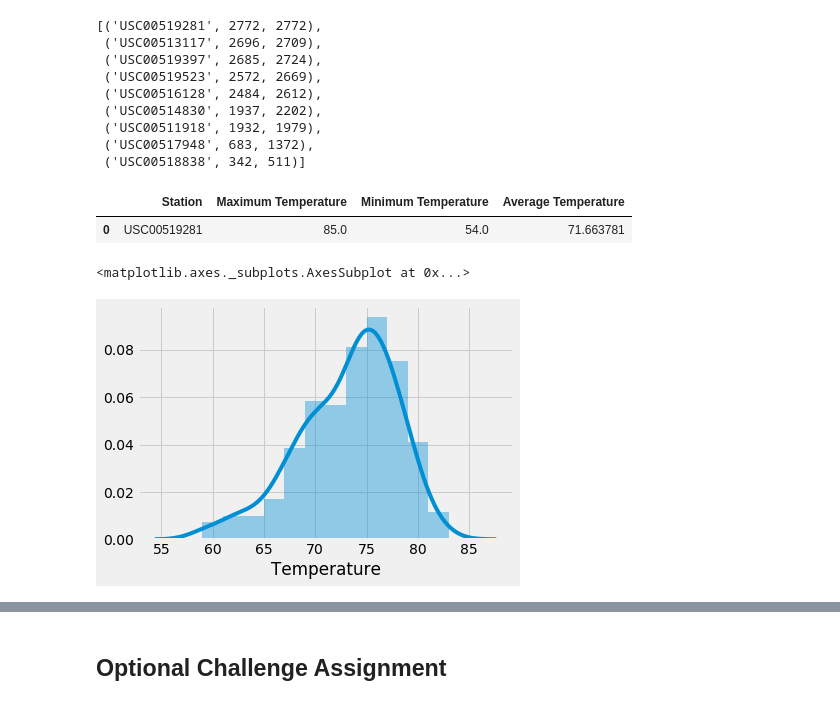
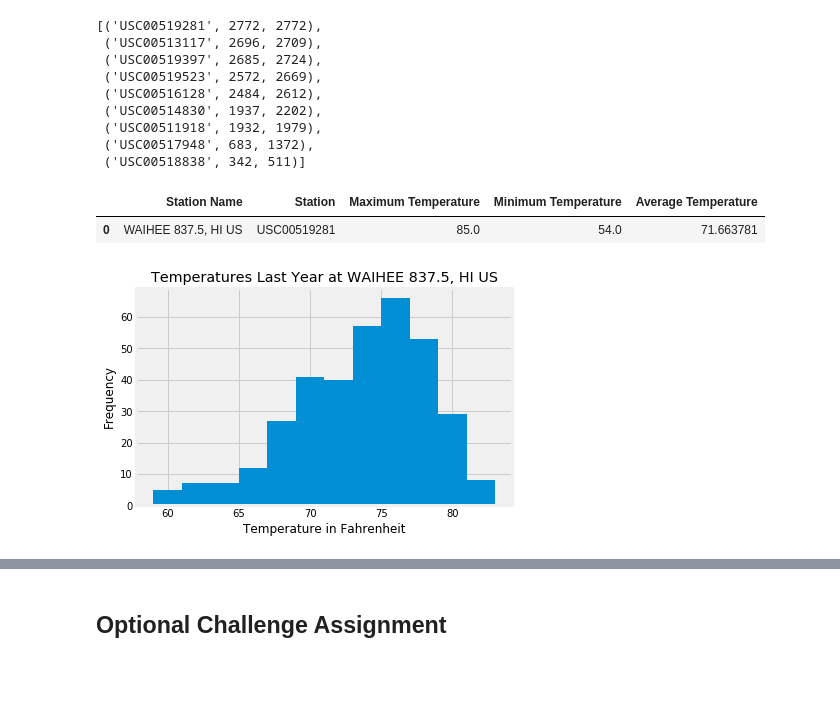
Before and after one commit to LisaCannon/SQLAlchemy, a Jupyter notebook: climate_starter.ipynb, the cells around one changed output, grey strips where cells are left out. Cells and saved outputs as stored; diff of their text form; code cells hidden in the pictures; blank space fills up the shorter version.

```diff
--- a/climate_starter.ipynb
+++ b/climate_starter.ipynb
@@ -191,21 +173,26 @@ most_active = station_counts[0][0]
 # %%
 # Using the station id from the previous query, calculate the lowest temperature recorded,
 # highest temperature recorded, and average temperature most active station?
-ma_station = pd.DataFrame(session.query(Measurement.station, func.max(Measurement.tobs), func.min(Measurement.tobs), func.avg(Measurement.tobs)).\
-    filter(Measurement.station == most_active).\
-    group_by(Measurement.station).all(), columns = ["Station","Maximum Temperature","Minimum Temperature","Average Temperature"])
+ma_station = pd.DataFrame(session.query(Station.name, Measurement.station, func.max(Measurement.tobs), func.min(Measurement.tobs), func.avg(Measurement.tobs)).\
+    filter(Measurement.station == most_active, Station.station == Measurement.station).\
+    group_by(Measurement.station).all(), columns = ["Station Name","Station","Maximum Temperature","Minimum Temperature","Average Temperature"])
+ma_station_name = str(ma_station["Station Name"][0])
 ma_station
 # %% [output]
-|  | Station | Maximum Temperature | Minimum Temperature | Average Temperature |
-| 0 | USC00519281 | 85.0 | 54.0 | 71.663781 |
+|  | Station Name | Station | Maximum Temperature | Minimum Temperature | Average Temperature |
+| 0 | WAIHEE 837.5, HI US | USC00519281 | 85.0 | 54.0 | 71.663781 |
 # %%
 # Choose the station with the highest number of temperature observations.
 # Query the last 12 months of temperature observation data for this station and plot the results as a histogram
 import seaborn as sns
 last_year_ma = pd.DataFrame(session.query(Measurement.tobs).\
     filter(Measurement.date >= last_year, Measurement.station == most_active).all(), columns = ["Temperature"])
 last_year_ma
-sns.distplot(last_year_ma["Temperature"], bins = 12)
+
+plt.hist(last_year_ma["Temperature"], bins = 12)
+plt.title(f"Temperatures Last Year at {ma_station_name}")
+plt.xlabel("Temperature in Fahrenheit")
+plt.ylabel("Frequency")
+plt.savefig(f"Temperature Readings Last Year Most Active")
 # %% [output]
-<matplotlib.axes._subplots.AxesSubplot at 0x...>
-[figure, old version]
+[figure, new version]
```
Also changed, not shown: parts of 17 cells of this notebook, 4 other files.
